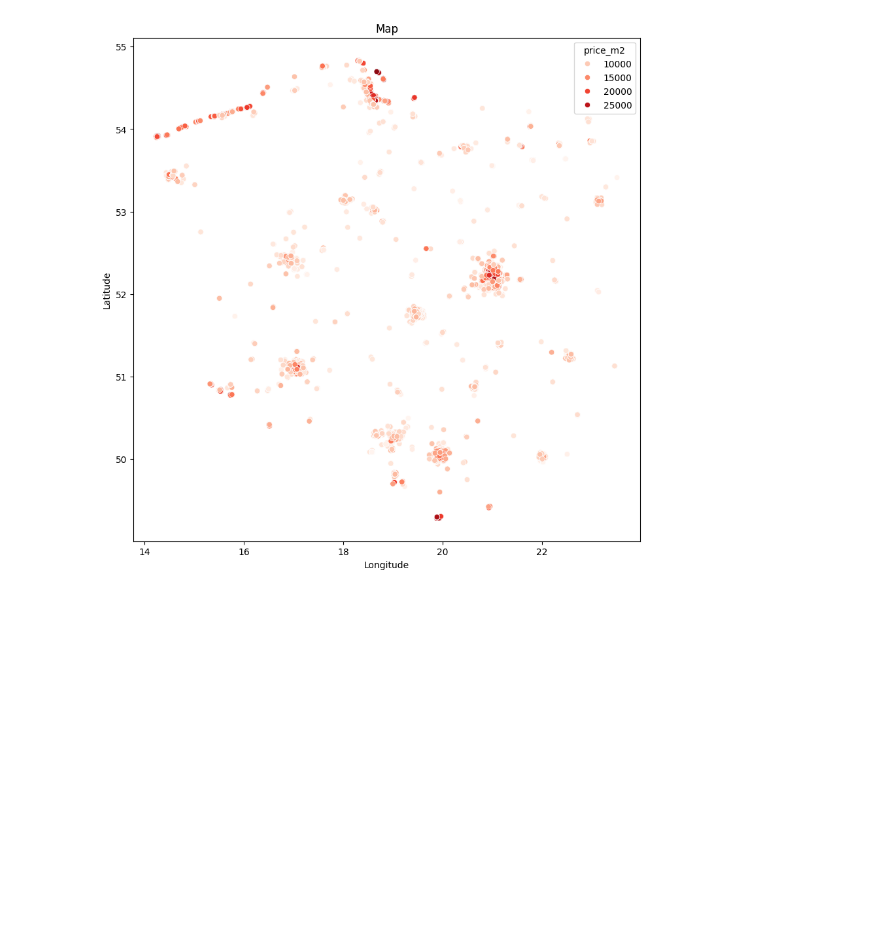
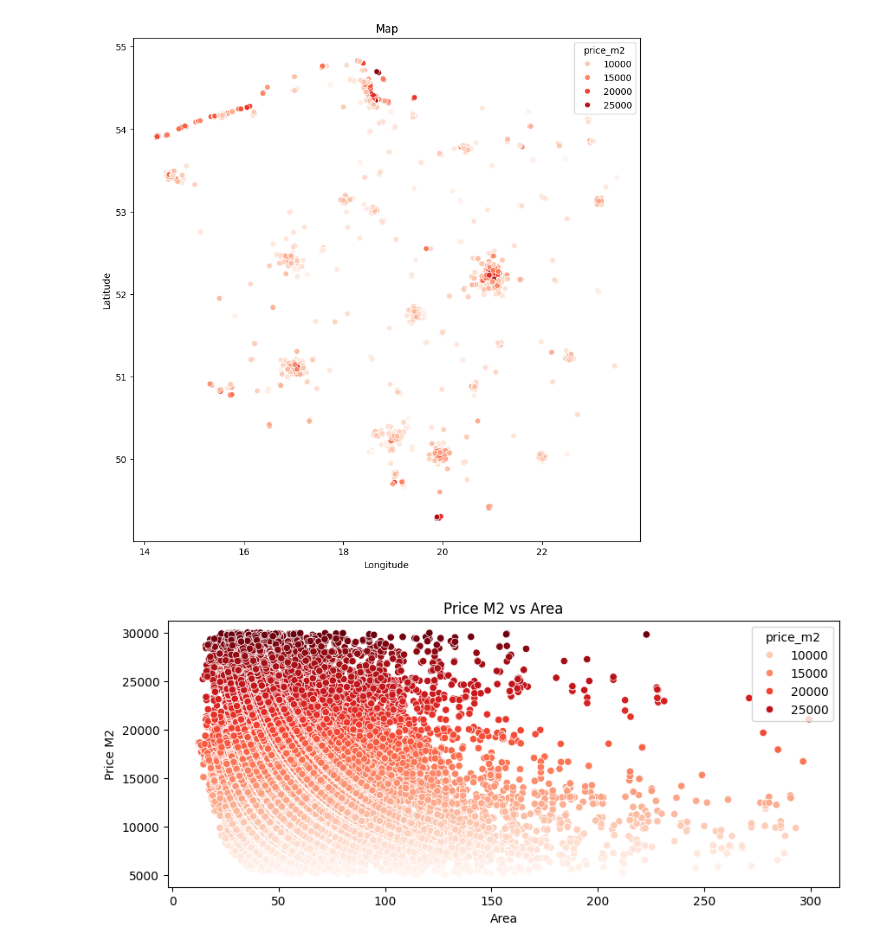
Before and after one commit to sailor-elite/Apartment_Model, a Jupyter notebook: Prices_model.ipynb, the cells around one changed output. Cells and saved outputs as stored; diff of their text form; code cells hidden in the pictures; blank space fills up the shorter version.

Commit message:
Upgraded graphical represantion of data
Added graphical representation of following data:
- average prices by voivodeship/city
- area of apartment vs price
- other plots to better visualize the data

```diff
--- a/Prices_model.ipynb
+++ b/Prices_model.ipynb
@@ -249,3 +250,16 @@ plt.show()
 [figure]
 # %%
 data["all"].to_parquet("prices_v1.parquet", index = False)
+# %%
+plt.figure(figsize=(10,4))
+sns.scatterplot(data = data['all'][data['all']["area"] < 300],
+             x='area',
+             y='price_m2',
+             palette = "Reds",
+             hue = 'price_m2')
+plt.title("Price M2 vs Area")
+plt.xlabel("Area")
+plt.ylabel("Price M2")
+plt.show()
+# %% [output]
+[figure, added]
```
Also changed, not shown: parts of 20 cells of this notebook.
